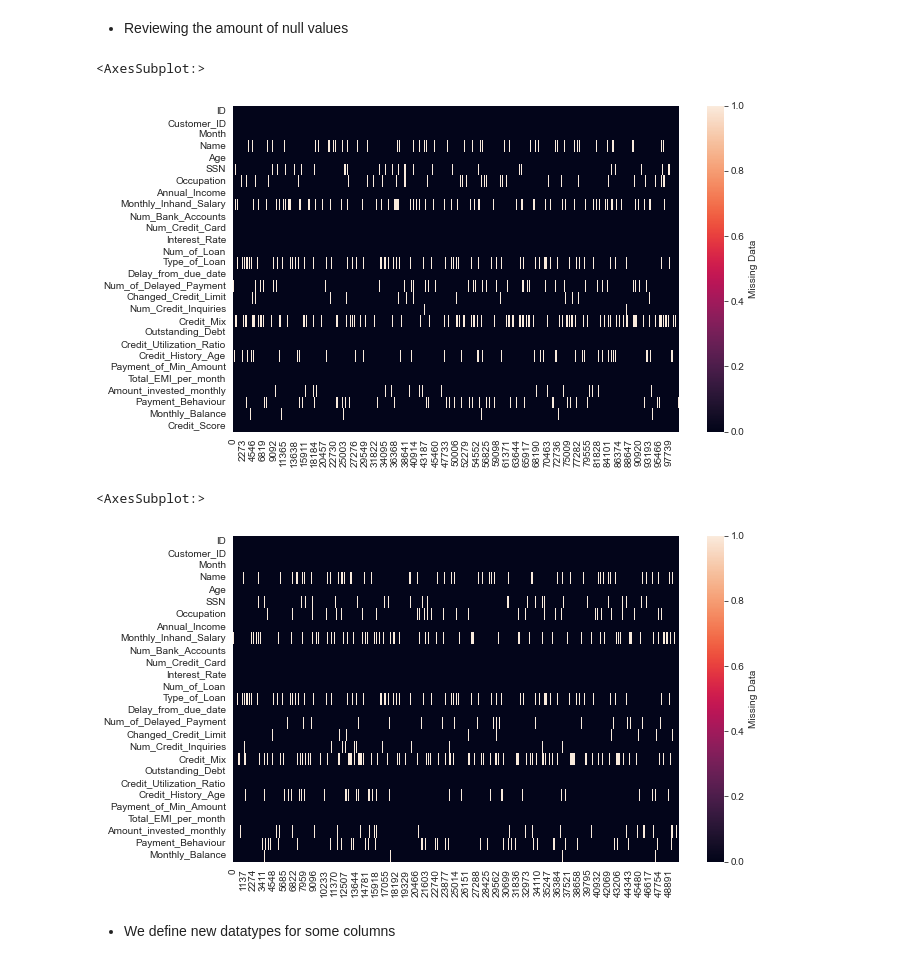
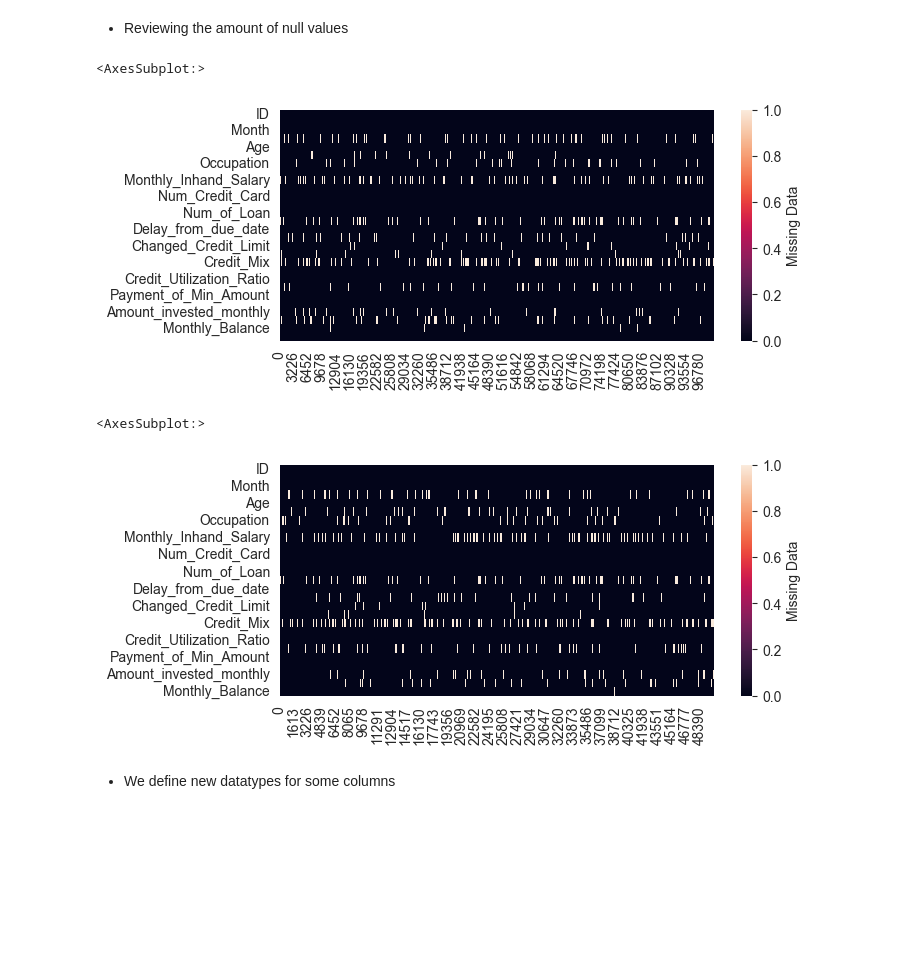
Before and after one commit to sergioKmoralesV/ai-proj-methodology-final, a Jupyter notebook: notebooks/eda.ipynb, the cells around one changed output. Saved outputs shown, nothing was run; the diff lists cells and outputs as text; code cells hidden in the pictures; blank space fills up the shorter version.

```diff
--- a/notebooks/eda.ipynb
+++ b/notebooks/eda.ipynb
@@ -159,19 +193,19 @@ None
 # %% [markdown]
 - Reviewing the amount of null values
 # %%
-plt.figure(figsize=(10, 6))
+plt.figure(figsize=(7, 3))
 sns.heatmap(df_train.isna().transpose(),
             cbar_kws={'label': 'Missing Data'})
 # %% [output]
 <AxesSubplot:>
-[figure, old version]
+[figure, new version]
 # %%
-plt.figure(figsize=(10, 6))
+plt.figure(figsize=(7, 3))
 sns.heatmap(df_test.isna().transpose(),
             cbar_kws={'label': 'Missing Data'})
 # %% [output]
 <AxesSubplot:>
-[figure, old version]
+[figure, new version]
 # %% [markdown]
 - We define new datatypes for some columns
 # %%
```
Also changed, not shown: parts of 8 cells of this notebook.
